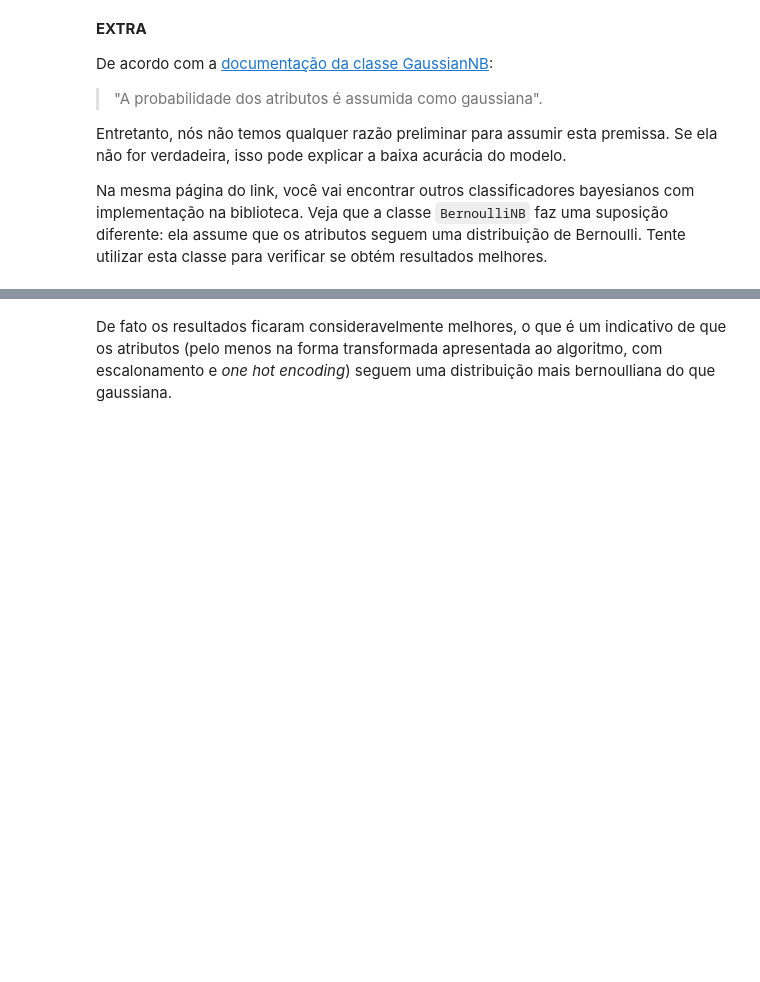
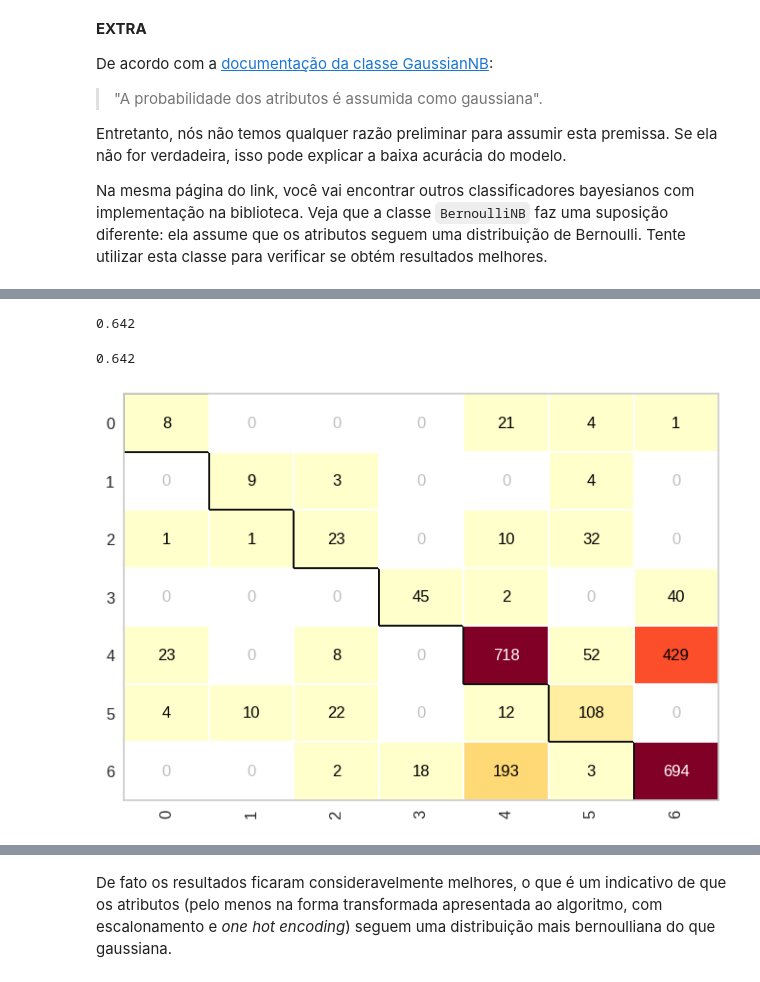
Before and after one commit to Joao-Inacio/Machine-Learning-e-Data-Science-com-Python, a Jupyter notebook: 0.2-aprendizagem-bayesiana/Parte 1.2 - Classificação - Aprendizagem bayesiana.ipynb, the cells around one changed output, grey strips where cells are left out. Drawn from its saved outputs; the diff is of its cells as text; code cells hidden in the pictures; blank space fills up the shorter version.

```diff
--- a/0.2-aprendizagem-bayesiana/Parte 1.2 - Classificação - Aprendizagem bayesiana.ipynb
+++ b/0.2-aprendizagem-bayesiana/Parte 1.2 - Classificação - Aprendizagem bayesiana.ipynb
@@ -80,0 +98,3 @@ y_pred = ___
+# %%
+naive_classifier = BernoulliNB()
+naive_classifier.fit(X_train, y_train)
@@ -90,0 +109,11 @@ print(___)
+# %%
+accuracy_score(y_test, y_pred)
+# %% [output]
+0.642
+# %%
+cm = ConfusionMatrix(naive_classifier, force_model=True)
+cm.fit(X_train, y_train)
+cm.score(X_test, y_test)
+# %% [output]
+0.642
+[figure, added]
```
Also changed, not shown: parts of 29 cells of this notebook.
